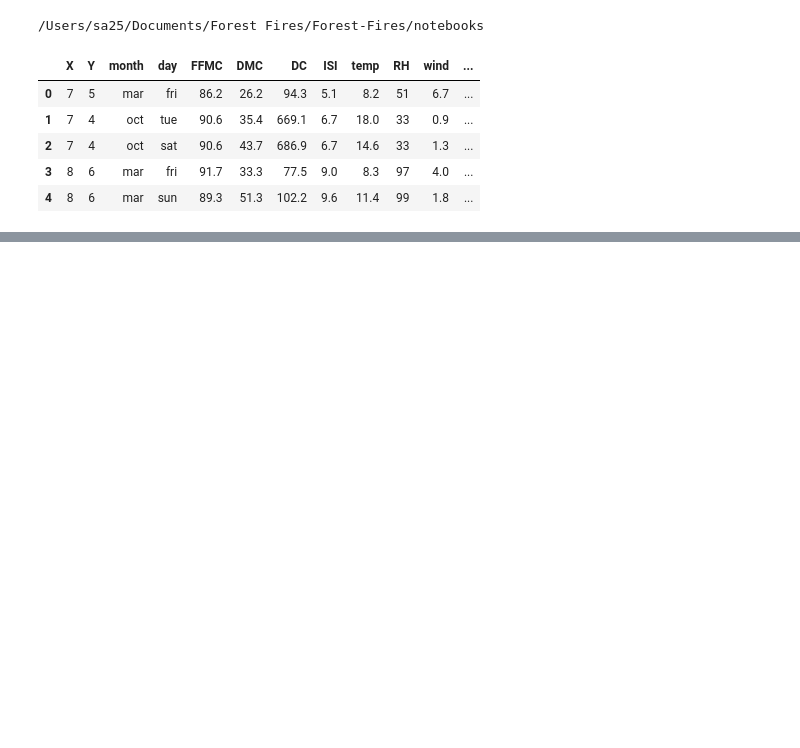
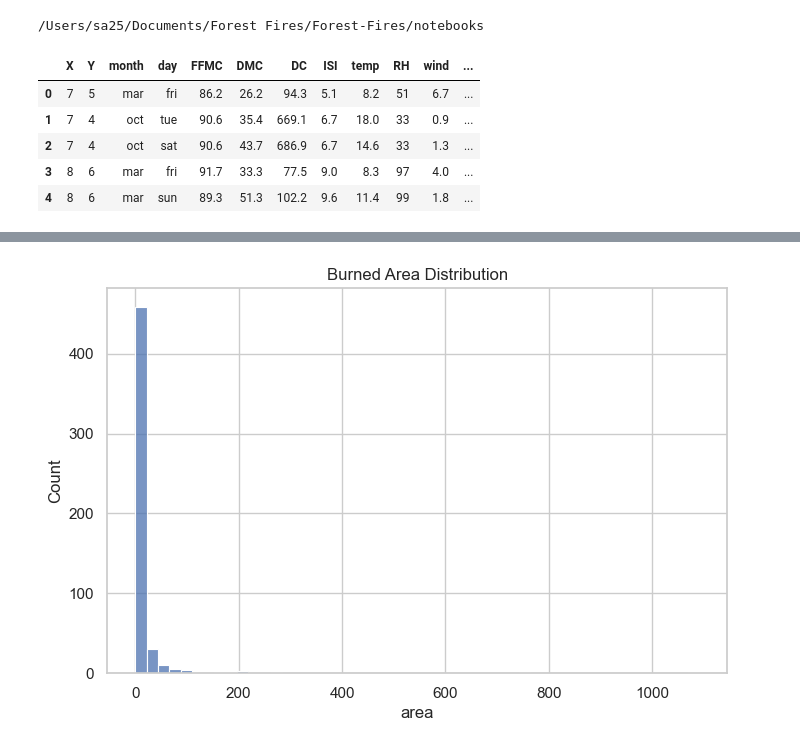
Before and after one commit to Mchalen21/Forest-Fires, a Jupyter notebook: notebooks/Forest_Fire_CC.ipynb, the cells around one changed output, grey strips where cells are left out. Saved outputs shown, nothing was run; the diff lists cells and outputs as text; code cells hidden in the pictures; blank space fills up the shorter version.

```diff
--- a/notebooks/Forest_Fire_CC.ipynb
+++ b/notebooks/Forest_Fire_CC.ipynb
@@ -5,8 +5,7 @@ import matplotlib.pyplot as plt
 from matplotlib import ticker
 import seaborn as sns
 import os
-import warnings
-warnings.filterwarnings('ignore')
+sns.set(style="whitegrid")
 # %%
 import os
 print(os.getcwd())
@@ -24,0 +52,7 @@ df.head()
+# %%
+plt.figure(figsize=(8,5))
+sns.histplot(df['area'], bins=50)
+plt.title("Burned Area Distribution")
+plt.show()
+# %% [output]
+[figure, added]
```
Also changed, not shown: parts of 13 cells of this notebook, 3 other files.
